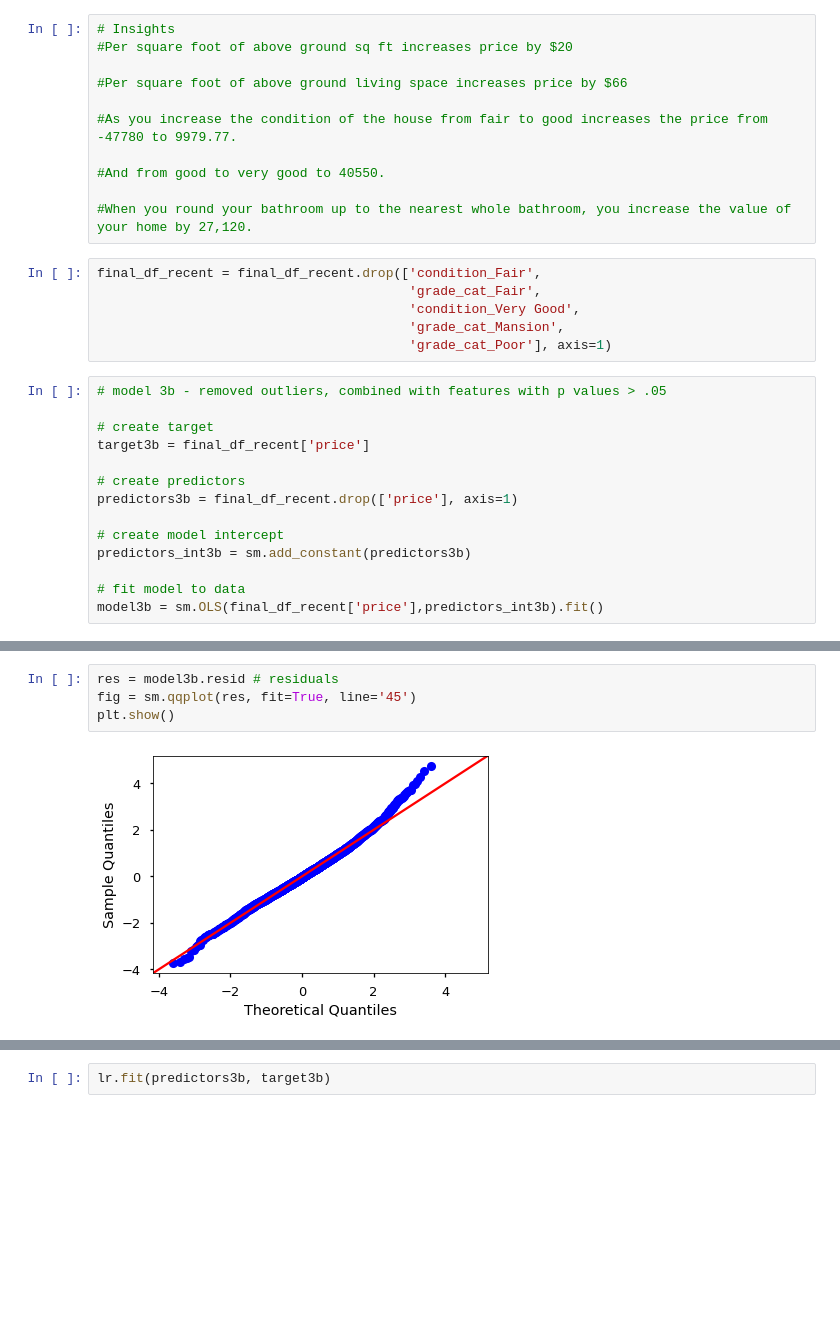
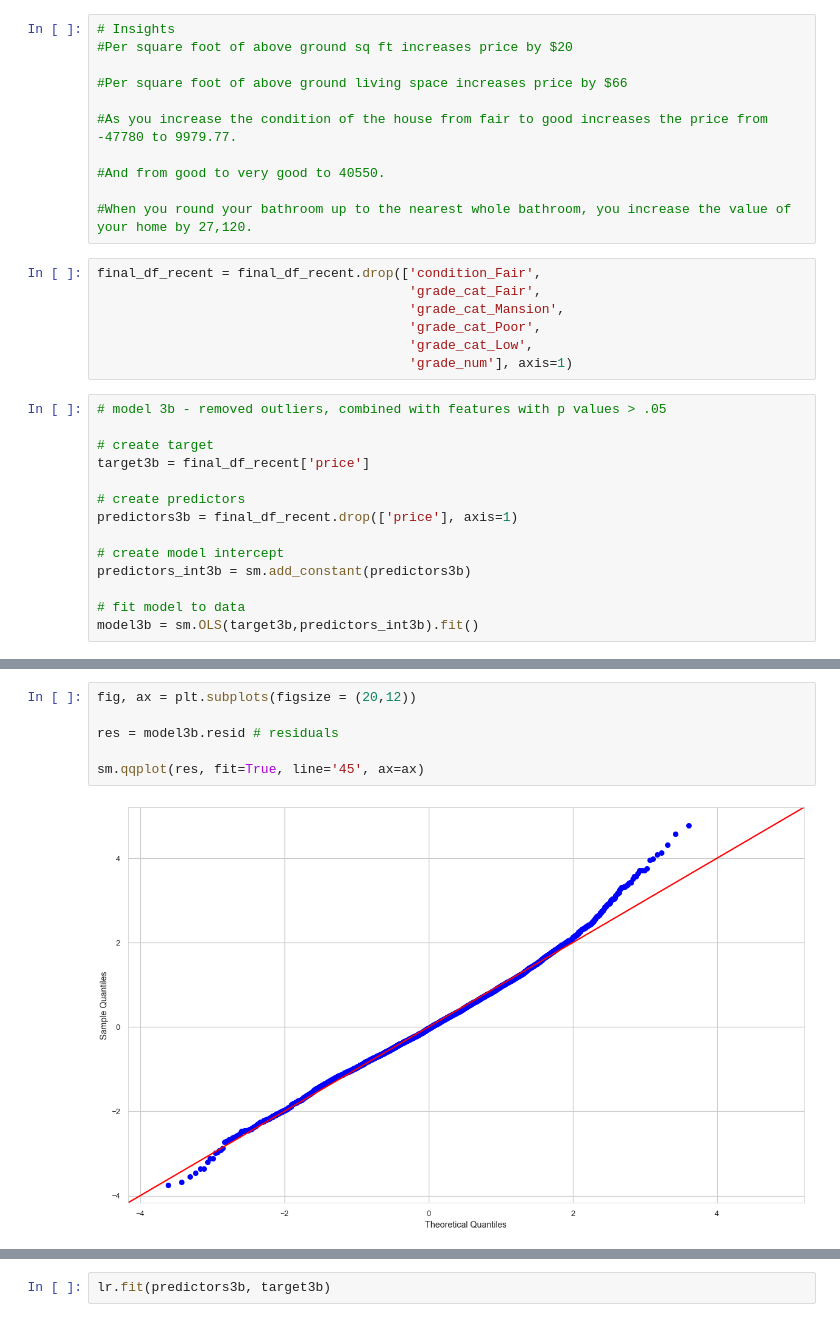
Before and after one commit to heathlikethecandybar/dsc-phase-2-project-v2-3, a Jupyter notebook: phase_2_project.ipynb, the cells around one changed output, grey strips where cells are left out. Saved outputs shown, nothing was run; the diff lists cells and outputs as text; blank space fills up the shorter version.

```diff
--- a/phase_2_project.ipynb
+++ b/phase_2_project.ipynb
@@ -1135,9 +1267,10 @@ strong multicollinearity problems or that the design matrix is singular.
 # %%
 final_df_recent = final_df_recent.drop(['condition_Fair',
                                         'grade_cat_Fair',
-                                        'condition_Very Good',
                                         'grade_cat_Mansion',
-                                        'grade_cat_Poor'], axis=1)
+                                        'grade_cat_Poor',
+                                        'grade_cat_Low',
+                                        'grade_num'], axis=1)
 # %%
 # model 3b - removed outliers, combined with features with p values > .05
 
@@ -1151,7 +1284,7 @@ predictors3b = final_df_recent.drop(['price'], axis=1)
 predictors_int3b = sm.add_constant(predictors3b)
 
 # fit model to data
-model3b = sm.OLS(final_df_recent['price'],predictors_int3b).fit()
+model3b = sm.OLS(target3b,predictors_int3b).fit()
 # %%
 model3b.summary()
 # %% [output]
@@ -1192,6 +1324,8 @@ strong multicollinearity problems or that the design matrix is singular.
 # %%
+fig, ax = plt.subplots(figsize = (20,12))
+
 res = model3b.resid # residuals
-fig = sm.qqplot(res, fit=True, line='45')
-plt.show()
+
+sm.qqplot(res, fit=True, line='45', ax=ax)
 # %% [output]
-[figure, old version]
+[figure, new version]
```
Also changed, not shown: parts of 102 cells of this notebook.
